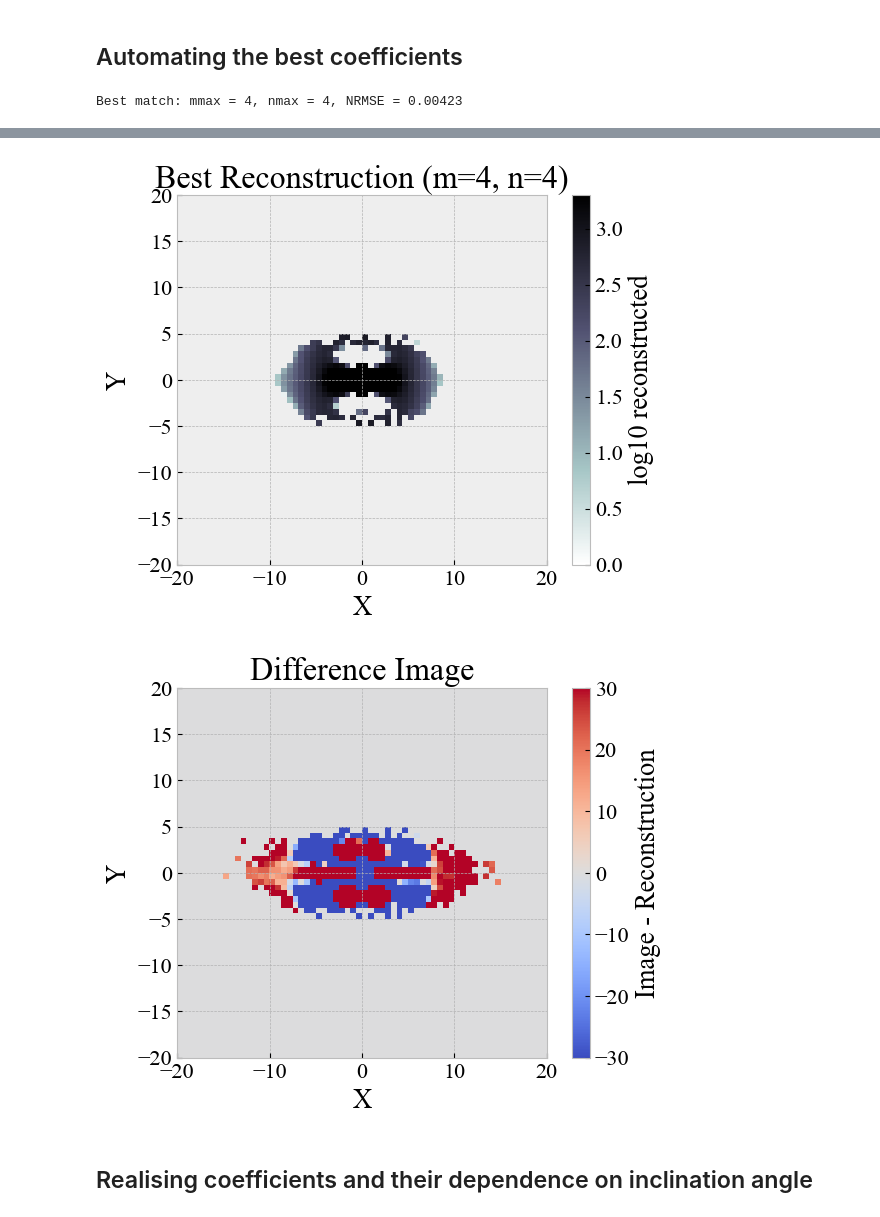
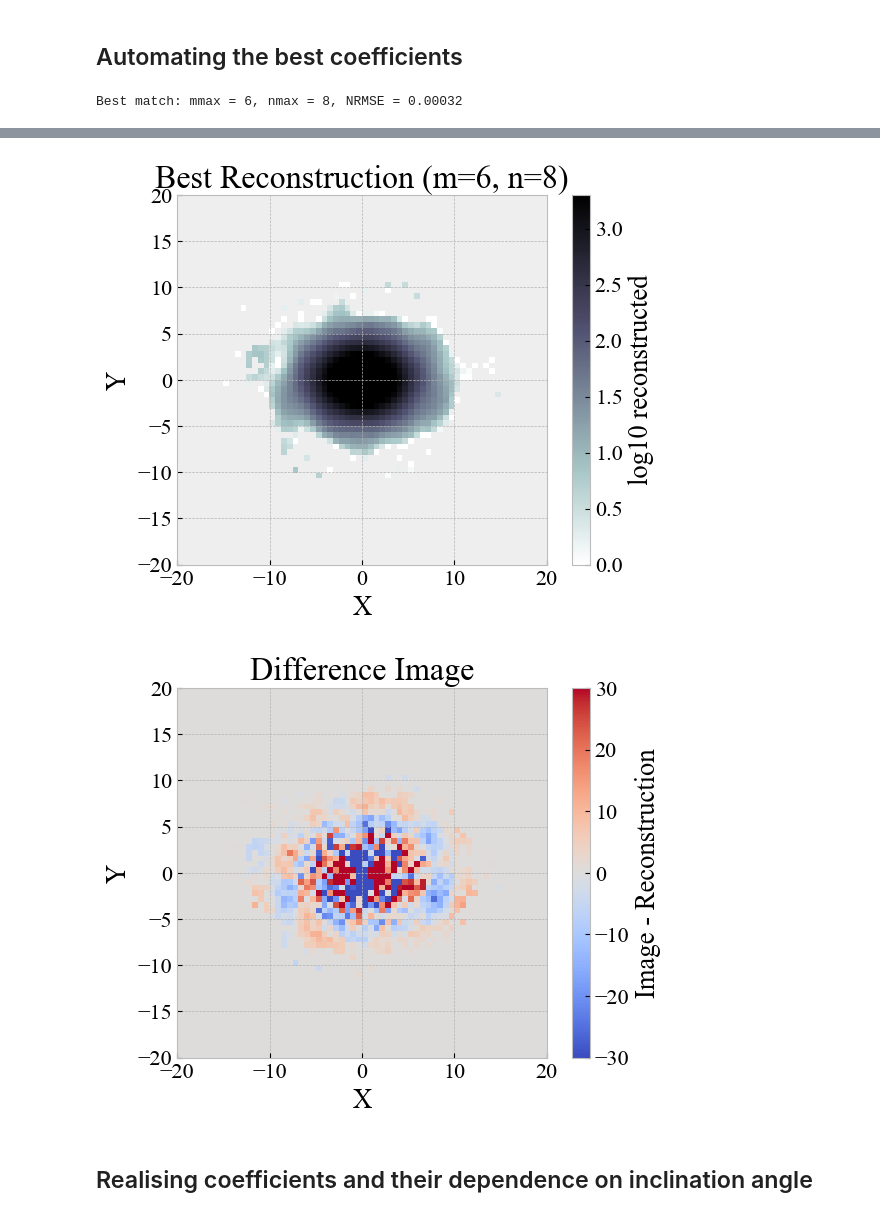
Before and after one commit to michael-petersen/GalaxyIncIinations, a Jupyter notebook: SimulatedGalaxiesAndExpansions.ipynb, the cells around one changed output, grey strips where cells are left out. Saved outputs shown, nothing was run; the diff lists cells and outputs as text; code cells hidden in the pictures.

```diff
--- a/SimulatedGalaxiesAndExpansions.ipynb
+++ b/SimulatedGalaxiesAndExpansions.ipynb
@@ -129,7 +129,7 @@ plt.show() """
 # %%
 
 noise = 0.5
-inclinationvalue = 70.
+inclinationvalue = 40.
 
 D = DiscGalaxy(N=N, a=a)
 D.rotate_disc(inclinationvalue, 0, 0)
@@ -140,8 +140,8 @@ x_edges, y_edges = D.x_edges, D.y_edges
 
 #Finding the best expansion coefficients
 # We will try different mmax and nmax values to find the best fit to the original
-m_values = range(1, 5, 1) #vary m and n ranges to find the best fit
-n_values = range(1, 5, 1)
+m_values = range(1, 10, 1) #vary m and n ranges to find the best fit
+n_values = range(1, 10, 1)
 errors = []
 best_error = np.inf
 best_config = None
@@ -220,4 +220,4 @@ plt.xlabel("X")
 plt.ylabel("Y")
 plt.show()
 # %% [output]
-Best match: mmax = 4, nmax = 4, NRMSE = 0.00423
+Best match: mmax = 6, nmax = 8, NRMSE = 0.00032
@@ -225,5 +225,5 @@ Best match: mmax = 4, nmax = 4, NRMSE = 0.00423
-[figure, old version]
+[figure, new version]
-[figure, old version]
+[figure, new version]
 # %% [markdown]
 ## Realising coefficients and their dependence on inclination angle
 # %%
```
Also changed, not shown: parts of 4 cells of this notebook, 15 other files.
